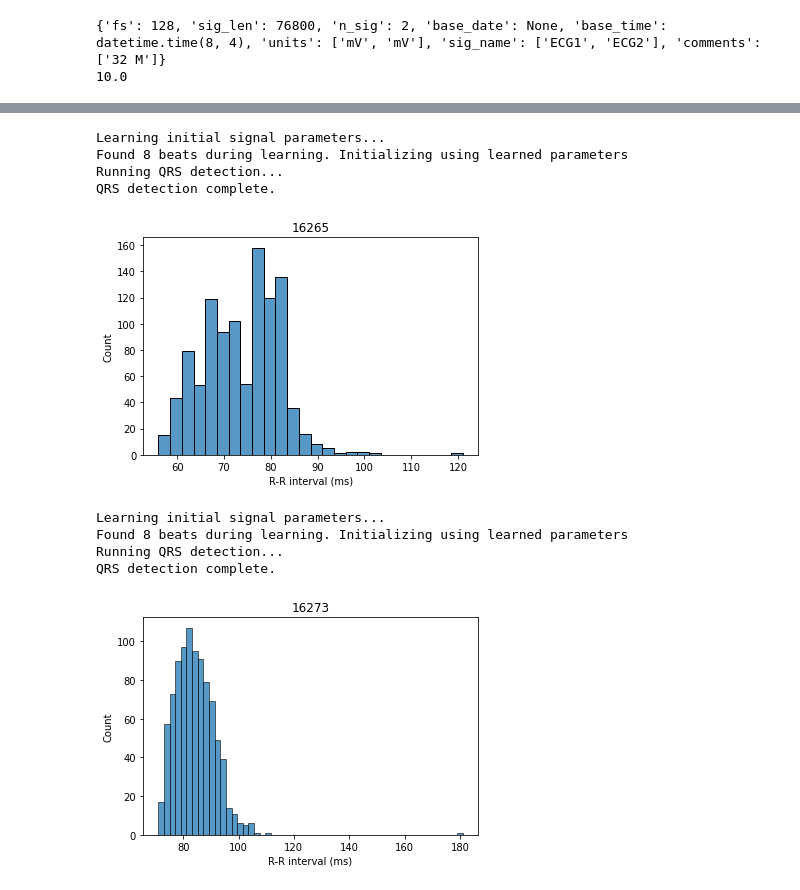
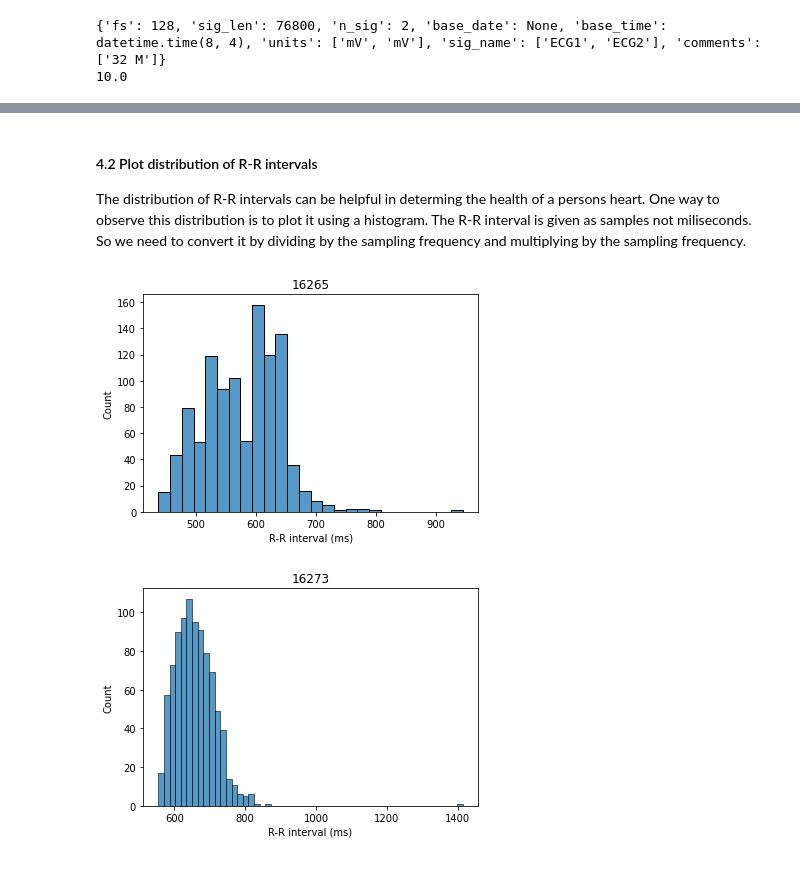
Before and after one commit to plaisier-lab/python3_courses, a Jupyter notebook: ecg_analysis.ipynb, the cells around one changed output, grey strips where cells are left out. Drawn from its saved outputs; the diff is of its cells as text; code cells hidden in the pictures.

```diff
--- a/ecg_analysis.ipynb
+++ b/ecg_analysis.ipynb
@@ -201,6 +199,6 @@ for idx in range(len(ECGs)):
     fig1,axes1  = wfdb.plot.plot_items(signal=ECGs[idx][0][0:1280,:], fs=ECGs[idx][1]['fs'],
                                    time_units='seconds', sig_name=ECGs[idx][1]['sig_name'],
                                    sig_units=ECGs[idx][1]['units'], title='ECG channels from '+ecgfile_names[idx],
-                                   ecg_grids='all', figsize=(10,20),return_fig_axes=True)
+                                   ecg_grids='all', figsize=(10,5),return_fig_axes=True)
     plt.show()
 # %% [output]
@@ -234,0 +246,6 @@ The process works as follows:</p>
+# %%
+xqrss = []
+for idx in range(len(ECGs)):
+    xqrs = processing.XQRS(sig=ECGs[idx][0][:,ch_idx], fs=ECGs[idx][1]['fs'])
+    xqrs.detect()
+    xqrss.append(xqrs)
@@ -235,17 +284,13 @@ The process works as follows:</p>
 # %%
-xqrss = []
 for idx in range(len(ECGs)):
-    xqrs = wfdb.processing.XQRS(sig=ECGs[idx][0][0:1280,ch_idx], fs=ECGs[idx][1]['fs'])
+    # Need to rerun XQRS for just the first 10 seconds
+    xqrs = processing.XQRS(sig=ECGs[idx][0][0:1280,ch_idx], fs=ECGs[idx][1]['fs'])
     xqrs.detect()
-    xqrss.append(xqrs)
-    inst_heartrate = wfdb.processing.compute_hr(sig_len=ECGs[idx][1]['sig_len'], qrs_inds=xqrs.qrs_inds, fs=ECGs[idx][1]['fs'])
-    sort_inst_heartrate = np.unique(inst_heartrate[np.logical_not(np.isnan(inst_heartrate))])
-
     # Next plot the ECG data with annotated QRS
     wfdb.plot.plot_items(signal=ECGs[idx][0][0:1280,ch_idx], ann_samp=[xqrs.qrs_inds],fs=ECGs[idx][1]['fs'],
                          time_units='seconds', sig_name=[ECGs[idx][1]['sig_name'][ch_idx]],
                          sig_units=[ECGs[idx][1]['units'][ch_idx]], title='ECG '+ ECGs[idx][1]['sig_name'][ch_idx]+' from '+ecgfile_names[idx],
-                         ecg_grids= [0], figsize=(10,5),return_fig_axes=True)
+                         ecg_grids= [0], figsize=(10,2.5),return_fig_axes=True)
     plt.show()
 # %% [output]
 Learning initial signal parameters...
@@ -265,25 +318,18 @@ QRS detection complete.
+# %%
+# Computer R-R intervals
+rrs = []
+for idx in range(len(ECGs)):
+    rrs.append(wfdb.processing.calc_rr(xqrss[idx].qrs_inds, fs=ECGs[idx][1]['fs'], min_rr=None, max_rr=None, qrs_units='samples', rr_units='samples'))
+# %% [markdown]
+<h4>4.2 Plot distribution of R-R intervals</h4>
+
+<p>The distribution of R-R intervals can be helpful in determing the health of a persons heart. One way to observe this distribution is to plot it using a histogram. The R-R interval is given as samples not miliseconds. So we need to convert it by dividing by the sampling frequency and multiplying by the sampling frequency.</p>
 # %%
 # Make histograms of R-R intervals
-lows = []
-highs = []
-rrs = []
 for idx in range(len(ECGs)):
-    xqrs = processing.XQRS(sig=ECGs[idx][0][:,ch_idx], fs=ECGs[idx][1]['fs'])
-    xqrs.detect()
-    # Computer RR intervals
-    rr= wfdb.processing.calc_rr(xqrs.qrs_inds, fs=ECGs[idx][1]['fs'], min_rr=None, max_rr=None, qrs_units='samples', rr_units='samples')
-    rrs.append(rr)
-    ax = sns.histplot(rr)
+    ax = sns.histplot((rrs[idx]/ECGs[idx][1]['fs'])*1000)
     ax.set(xlabel='R-R interval (ms)', title=ecgfile_names[idx])
     plt.show()
 # %% [output]
-Learning initial signal parameters...
-Found 8 beats during learning. Initializing using learned parameters
-Running QRS detection...
-QRS detection complete.
-[figure, old version]
+[figure, new version]
-Learning initial signal parameters...
-Found 8 beats during learning. Initializing using learned parameters
-Running QRS detection...
-QRS detection complete.
-[figure, old version]
+[figure, new version]
```
Also changed, not shown: parts of 22 cells of this notebook.
